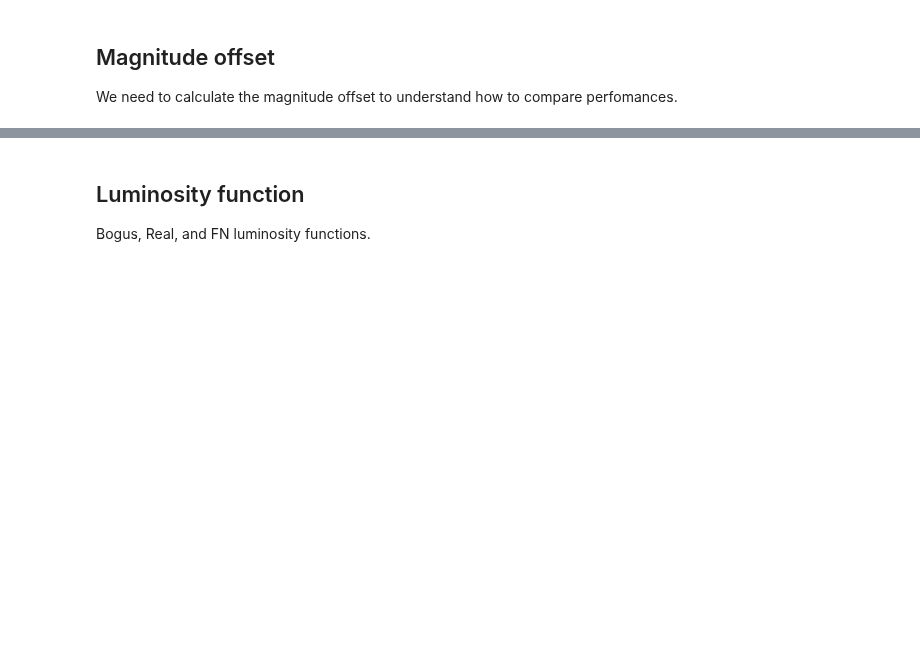
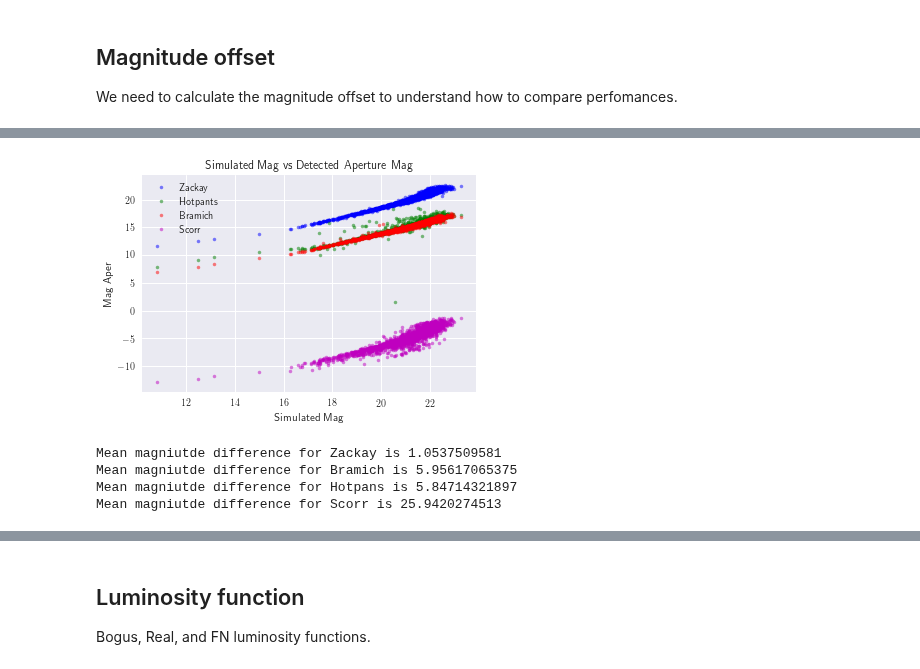
Before and after one commit to BrunoSanchez/RBMLearning, a Jupyter notebook: Plots-Threesome.ipynb, the cells around one changed output, grey strips where cells are left out. Saved outputs shown, nothing was run; the diff lists cells and outputs as text; code cells hidden in the pictures; blank space fills up the shorter version.

```diff
--- a/Plots-Threesome.ipynb
+++ b/Plots-Threesome.ipynb
@@ -294,15 +366,24 @@ plt.savefig(os.path.join(plot_dir, 'mag_offset.png'), format='png', dpi=700)
 # %%
 plt.figure(figsize=(6, 4))
 plt.plot(detections['sim_mag_zps'], detections['MAG_ISO_zps'], 'b.', label='Zackay', alpha=0.5)
 plt.plot(detections['sim_mag'], detections['MAG_ISO'], 'g.', label='Hotpants', alpha=0.5)
 plt.plot(detections['sim_mag_ois'], detections['MAG_ISO_ois'], 'r.', label='Bramich', alpha=0.5)
+plt.plot(detections['sim_mag_sps'], detections['MAG_APER_sps'], 'm.', label='Scorr', alpha=0.5)
 
 plt.ylabel('Mag Aper')
 plt.xlabel('Simulated Mag')
 plt.title('Simulated Mag vs Detected Aperture Mag')
 plt.legend(loc='best')
 plt.savefig(os.path.join(plot_dir, 'aper_vs_simulated_mag.png'), format='png', dpi=700)
+# %% [output]
+[figure, added]
 # %%
 print 'Mean magniutde difference for Zackay is {}'.format(detections.MAG_OFFSET_zps.mean())
 print 'Mean magniutde difference for Bramich is {}'.format(detections.MAG_OFFSET_ois.mean())
 print 'Mean magniutde difference for Hotpans is {}'.format(detections.MAG_OFFSET.mean())
+print 'Mean magniutde difference for Scorr is {}'.format(detections.MAG_OFFSET_sps.mean())
+# %% [output]
+Mean magniutde difference for Zackay is 1.0537509581
+Mean magniutde difference for Bramich is 5.95617065375
+Mean magniutde difference for Hotpans is 5.84714321897
+Mean magniutde difference for Scorr is 25.9420274513
```
Also changed, not shown: parts of 25 cells of this notebook, 8 other files.
